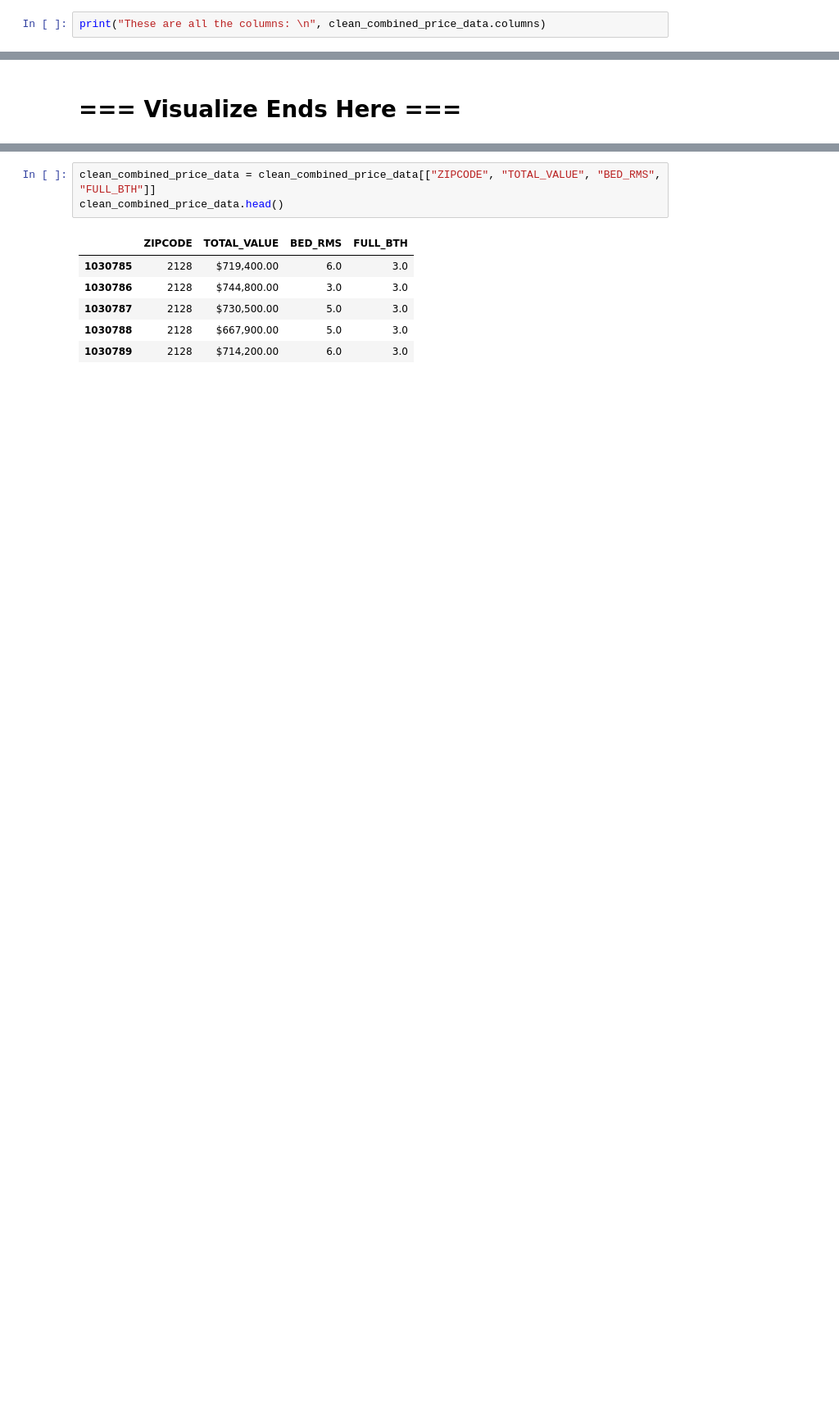
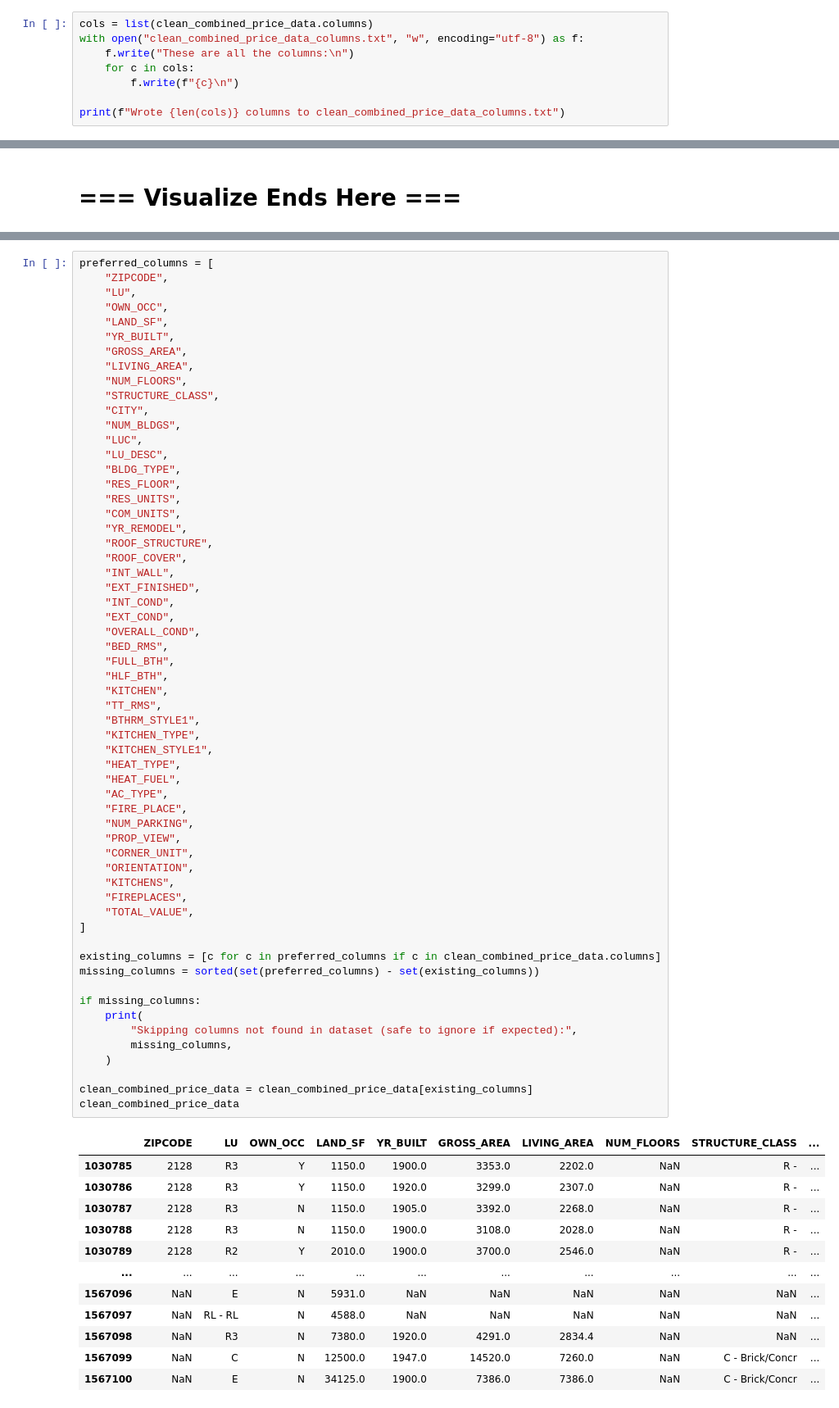
Before and after one commit to HarshaBeth/Boston-Area-Price-and-Crime-Prediction, a Jupyter notebook: backend/notebooks/price_prediction_model.ipynb, the cells around one changed output, grey strips where cells are left out. Shown: that part at 82% size. Drawn from its saved outputs; the diff is of its cells as text; blank space fills up the shorter version.

```diff
--- a/backend/notebooks/price_prediction_model.ipynb
+++ b/backend/notebooks/price_prediction_model.ipynb
@@ -84,3 +76,9 @@ Cleaned combined dataset shape:  (528732, 139)
 # %%
-print("These are all the columns: \n", clean_combined_price_data.columns)
+cols = list(clean_combined_price_data.columns)
+with open("clean_combined_price_data_columns.txt", "w", encoding="utf-8") as f:
+    f.write("These are all the columns:\n")
+    for c in cols:
+        f.write(f"{c}\n")
+
+print(f"Wrote {len(cols)} columns to clean_combined_price_data_columns.txt")
 # %% [output]
@@ -325,11 +314,73 @@ BED_RMS
 Name: count, dtype: int64
 # %%
-clean_combined_price_data = clean_combined_price_data[["ZIPCODE", "TOTAL_VALUE", "BED_RMS", "FULL_BTH"]]
-clean_combined_price_data.head()
+preferred_columns = [
+    "ZIPCODE",
+    "LU",
+    "OWN_OCC",
+    "LAND_SF",
+    "YR_BUILT",
+    "GROSS_AREA",
+    "LIVING_AREA",
+    "NUM_FLOORS",
+    "STRUCTURE_CLASS",
+    "CITY",
+    "NUM_BLDGS",
+    "LUC",
+    "LU_DESC",
+    "BLDG_TYPE",
+    "RES_FLOOR",
+    "RES_UNITS",
+    "COM_UNITS",
+    "YR_REMODEL",
+    "ROOF_STRUCTURE",
+    "ROOF_COVER",
+    "INT_WALL",
+    "EXT_FINISHED",
+    "INT_COND",
+    "EXT_COND",
+    "OVERALL_COND",
+    "BED_RMS",
+    "FULL_BTH",
+    "HLF_BTH",
+    "KITCHEN",
+    "TT_RMS",
+    "BTHRM_STYLE1",
+    "KITCHEN_TYPE",
+    "KITCHEN_STYLE1",
+    "HEAT_TYPE",
+    "HEAT_FUEL",
+    "AC_TYPE",
+    "FIRE_PLACE",
+    "NUM_PARKING",
+    "PROP_VIEW",
+    "CORNER_UNIT",
+    "ORIENTATION",
+    "KITCHENS",
+    "FIREPLACES",
+    "TOTAL_VALUE",
+]
+
+existing_columns = [c for c in preferred_columns if c in clean_combined_price_data.columns]
+missing_columns = sorted(set(preferred_columns) - set(existing_columns))
+
+if missing_columns:
+    print(
+        "Skipping columns not found in dataset (safe to ignore if expected):",
+        missing_columns,
+    )
+
+clean_combined_price_data = clean_combined_price_data[existing_columns]
+clean_combined_price_data
 # %% [output]
-|  | ZIPCODE | TOTAL_VALUE | BED_RMS | FULL_BTH |
-| 1030785 | 2128 | $719,400.00 | 6.0 | 3.0 |
-| 1030786 | 2128 | $744,800.00 | 3.0 | 3.0 |
-| 1030787 | 2128 | $730,500.00 | 5.0 | 3.0 |
-| 1030788 | 2128 | $667,900.00 | 5.0 | 3.0 |
-| 1030789 | 2128 | $714,200.00 | 6.0 | 3.0 |
+|  | ZIPCODE | LU | OWN_OCC | LAND_SF | YR_BUILT | GROSS_AREA | LIVING_AREA | NUM_FLOORS | STRUCTURE_CLASS | ... |
+| 1030785 | 2128 | R3 | Y | 1150.0 | 1900.0 | 3353.0 | 2202.0 | NaN | R - | ... |
+| 1030786 | 2128 | R3 | Y | 1150.0 | 1920.0 | 3299.0 | 2307.0 | NaN | R - | ... |
+| 1030787 | 2128 | R3 | N | 1150.0 | 1905.0 | 3392.0 | 2268.0 | NaN | R - | ... |
+| 1030788 | 2128 | R3 | N | 1150.0 | 1900.0 | 3108.0 | 2028.0 | NaN | R - | ... |
+| 1030789 | 2128 | R2 | Y | 2010.0 | 1900.0 | 3700.0 | 2546.0 | NaN | R - | ... |
+| ... | ... | ... | ... | ... | ... | ... | ... | ... | ... | ... |
+| 1567096 | NaN | E | N | 5931.0 | NaN | NaN | NaN | NaN | NaN | ... |
+| 1567097 | NaN | RL - RL | N | 4588.0 | NaN | NaN | NaN | NaN | NaN | ... |
+| 1567098 | NaN | R3 | N | 7380.0 | 1920.0 | 4291.0 | 2834.4 | NaN | NaN | ... |
+| 1567099 | NaN | C | N | 12500.0 | 1947.0 | 14520.0 | 7260.0 | NaN | C - Brick/Concr | ... |
+| 1567100 | NaN | E | N | 34125.0 | 1900.0 | 7386.0 | 7386.0 | NaN | C - Brick/Concr | ... |
```
Also changed, not shown: parts of 27 cells of this notebook, 4 other files.
